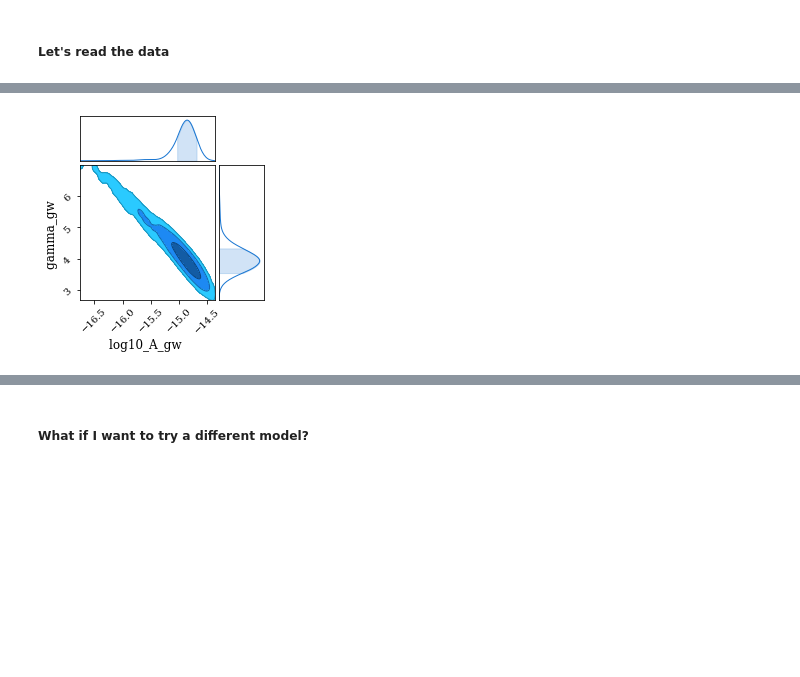
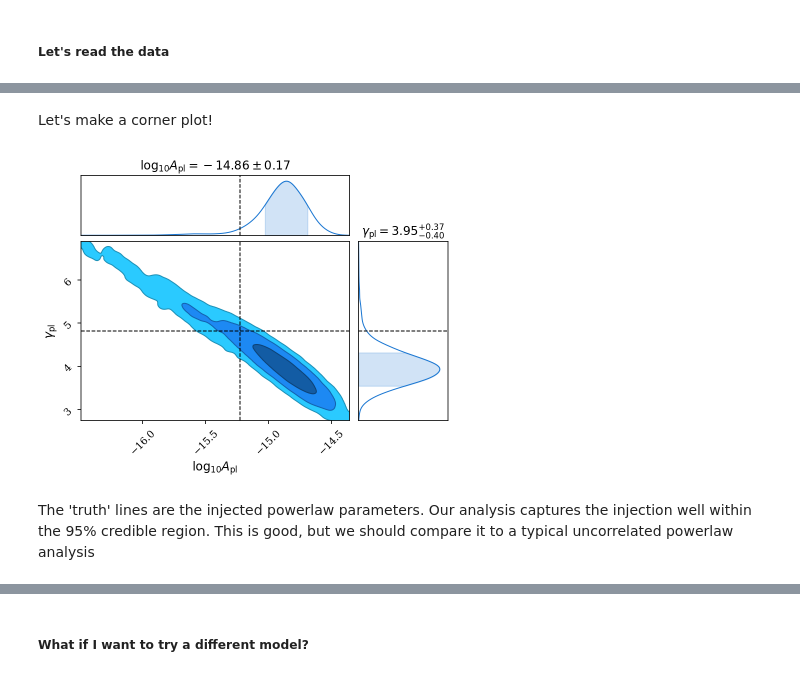
Before and after one commit to astrolamb/ceffyl, a Jupyter notebook: examples/PTA_freespec_ex1.ipynb, the cells around one changed output, grey strips where cells are left out. Drawn from its saved outputs; the diff is of its cells as text; code cells hidden in the pictures; blank space fills up the shorter version.

```diff
--- a/examples/PTA_freespec_ex1.ipynb
+++ b/examples/PTA_freespec_ex1.ipynb
@@ -42 +46,3 @@ Text(0, 0.5, '$\\log_{10}$ CP delay [s]')
+# %%
+log10A_inj, gamma_inj = -1.522589999999999932e+01, 4.816799999999999748e+00
 # %% [markdown]
@@ -87,8 +102,14 @@ for ii, p in enumerate(pl10f.params):
+# %% [markdown]
+Let's make a corner plot!
 # %%
-# let's make a corner plot!
+tex = [r'$\log_{10}A_\mathrm{pl}$', r'$\gamma_\mathrm{pl}$']
+
 c = ChainConsumer()
-c.add_chain(pl10f(pl10f.params[:2]), parameters=pl10f.params[:2])
-c.configure(usetex=False, summary=False, sigmas=[1,2,3])
-c.plotter.plot();
+c.add_chain(pl10f(pl10f.params[:2]),
+            parameters=tex)
+c.configure(usetex=False, summary=True, sigmas=[1,2,3])
+c.plotter.plot(figsize=(6,4), truth=[log10A_inj, gamma_inj]);
 # %% [output]
-[figure, old version]
+[figure, new version]
+# %% [markdown]
+The 'truth' lines are the injected powerlaw parameters. Our analysis captures the injection well within the 95% credible region. This is good, but we should compare it to a typical uncorrelated powerlaw analysis
```
Also changed, not shown: parts of 37 cells of this notebook, 2 other files.
